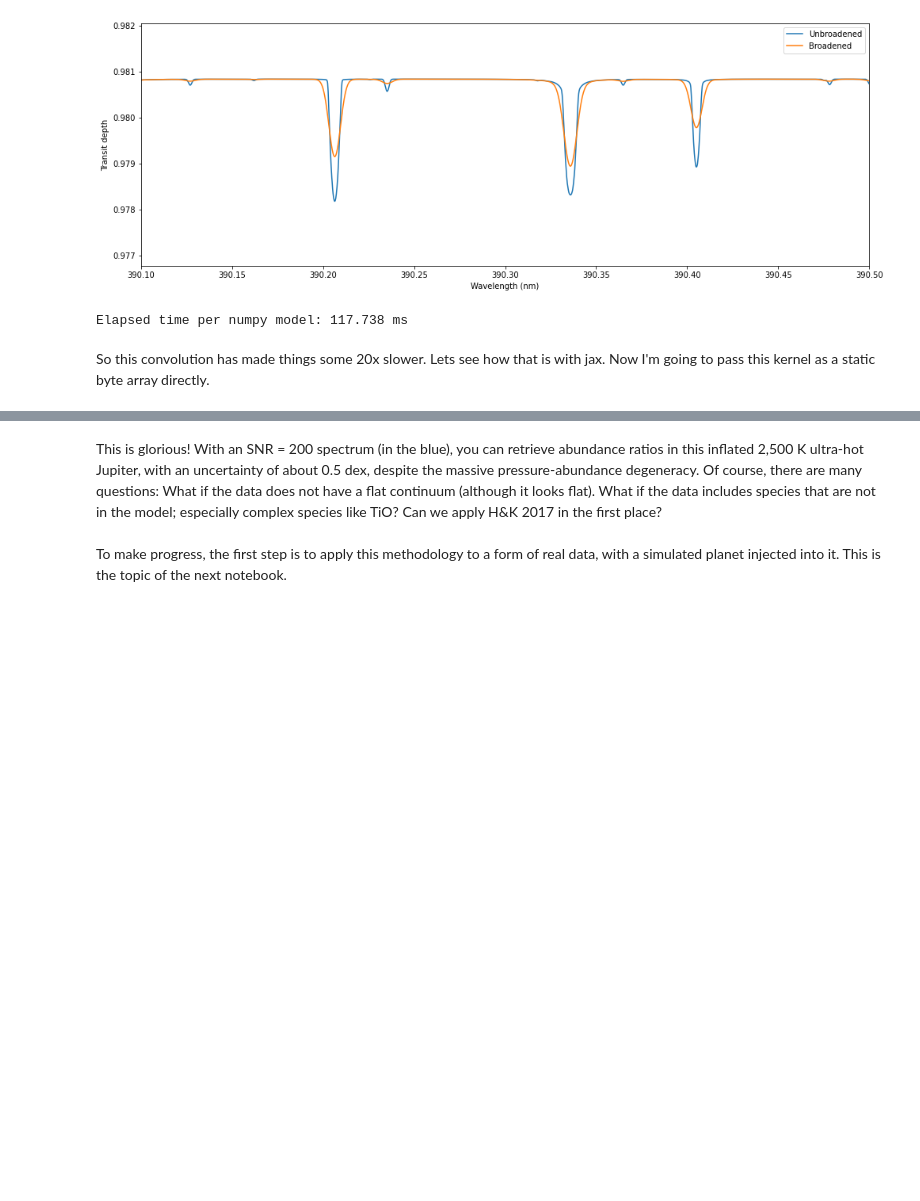
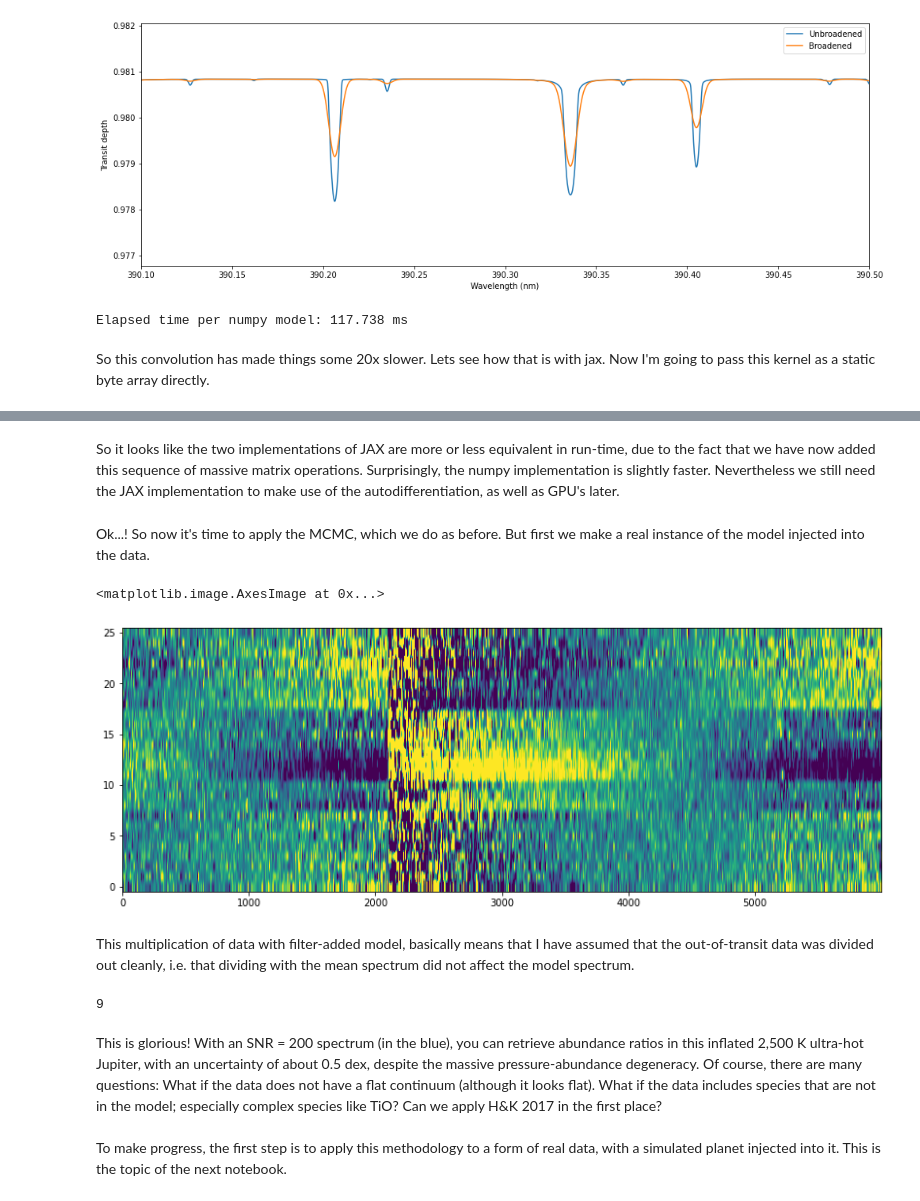
Before and after one commit to Hoeijmakers/jax-hires-coffee, a Jupyter notebook: hires-transmission-hk17.ipynb, the cells around one changed output, grey strips where cells are left out. Saved outputs shown, nothing was run; the diff lists cells and outputs as text; code cells hidden in the pictures; blank space fills up the shorter version.

Commit message:
Until testing of MCMC.

```diff
--- a/hires-transmission-hk17.ipynb
+++ b/hires-transmission-hk17.ipynb
@@ -690 +872,24 @@ plt.show()
+# %% [markdown]
+So it looks like the two implementations of JAX are more or less equivalent in run-time, due to the fact that we have now added this sequence of massive matrix operations. Surprisingly, the numpy implementation is slightly faster. Nevertheless we still need the JAX implementation to make use of the autodifferentiation, as well as GPU's later.
+# %% [markdown]
+Ok...! So now it's time to apply the MCMC, which we do as before. But first we make a real instance of the model injected into the data.
+# %%
+# fxd = np.hstack(list_of_res_clean) #This is the data.
+# err = np.hstack(list_of_res_clean_e)#This is the uncertainty
+# fxf = np.hstack(list_of_filters)#This is the filter
+# wld = np.hstack(list_of_wld)#This is the wavelength axis.
+
+true_p = [2500.0,-5.0,-1.0,-2.0,-2.0,1.0,8.0/sfwhm,20.0,149.0]# The new model parameters: T, Fe, 2 other species relative to Fe, log(k0), c0, lw, and now also vsys and Kp.
+
+true_2D_model = model_2D_jax(true_p,wld_b,wli_b,kappa_grid_b,fxf_b,phase_b,x_kernel_b,c,gamma,k,m,g,P0,R0,Rs**2,nwli,nwld,nexp,n_species)
+
+DATA = fxd*true_2D_model #This has the filter multiplied back in.
+DATA_E = err*true_2D_model
+plt.figure(figsize=(14,5))
+plt.imshow(DATA[:,2000:8000],origin='lower',aspect='auto',vmin=np.mean(DATA)-3*yrange,vmax=np.mean(DATA)+3*yrange)
+# %% [output]
+<matplotlib.image.AxesImage at 0x...>
+[figure, added]
+# %% [markdown]
+This multiplication of data with filter-added model, basically means that I have assumed that the out-of-transit data was divided out cleanly, i.e. that dividing with the mean spectrum did not affect the model spectrum.
 # %%
@@ -780,3 +965,7 @@ corner(
+# %%
+print(len(true_p))
+# %% [output]
+9
 # %%
 result = arviz.from_numpyro(mcmc)
 
```
Also changed, not shown: parts of 21 cells of this notebook.
